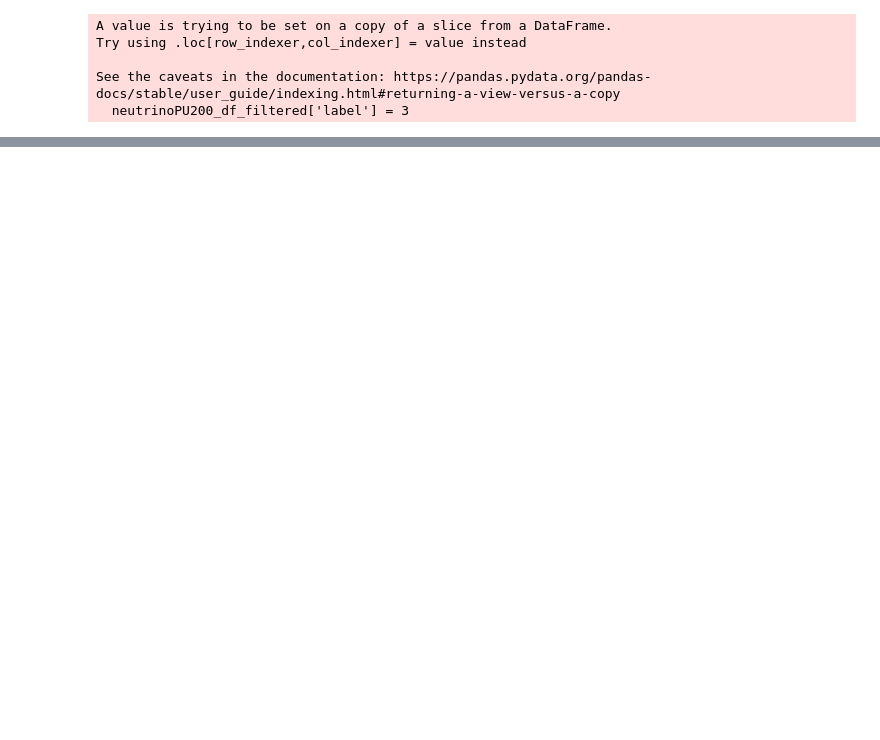
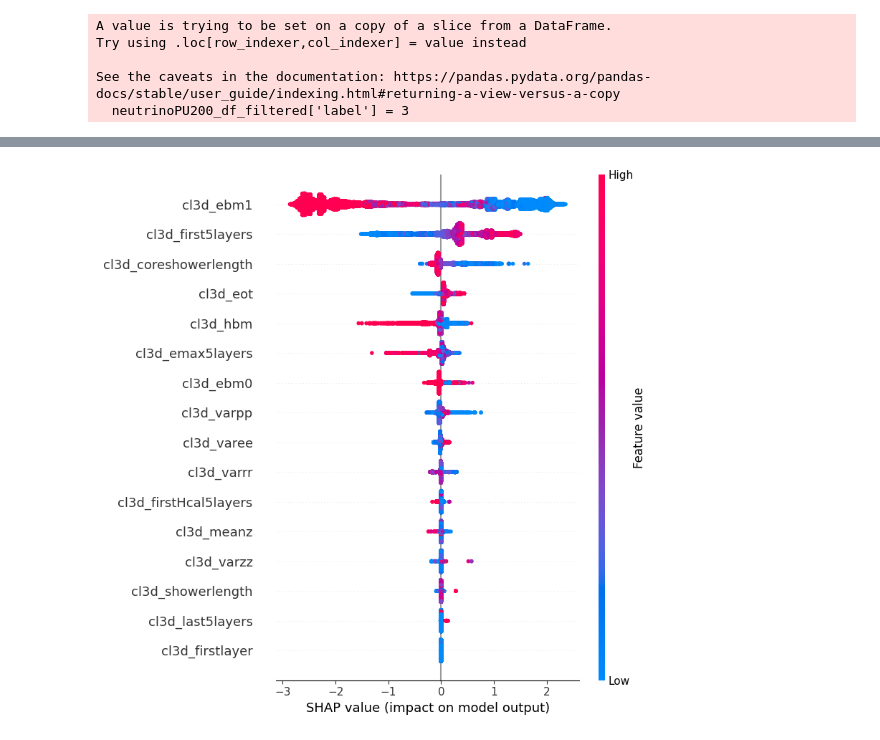
Before and after one commit to tdebnath16/shower_shape_studies, a Jupyter notebook: Multiclass_BDT.ipynb, the cells around one changed output, grey strips where cells are left out. Cells and saved outputs as stored; diff of their text form; code cells hidden in the pictures; blank space fills up the shorter version.

```diff
--- a/Multiclass_BDT.ipynb
+++ b/Multiclass_BDT.ipynb
@@ -287,4 +242,9 @@ plt.show()
 # %%
 explainer = shap.TreeExplainer(model)
 shap_values = explainer.shap_values(X_test)
+# %%
+shap_vals_pion = shap_values[:, :, 2]
+shap.summary_plot(shap_vals_pion, X_test, feature_names=columns_for_training, show=True)
+# %% [output]
+[figure, added]
 # %%
```
Also changed, not shown: parts of 23 cells of this notebook, 5 other files.
